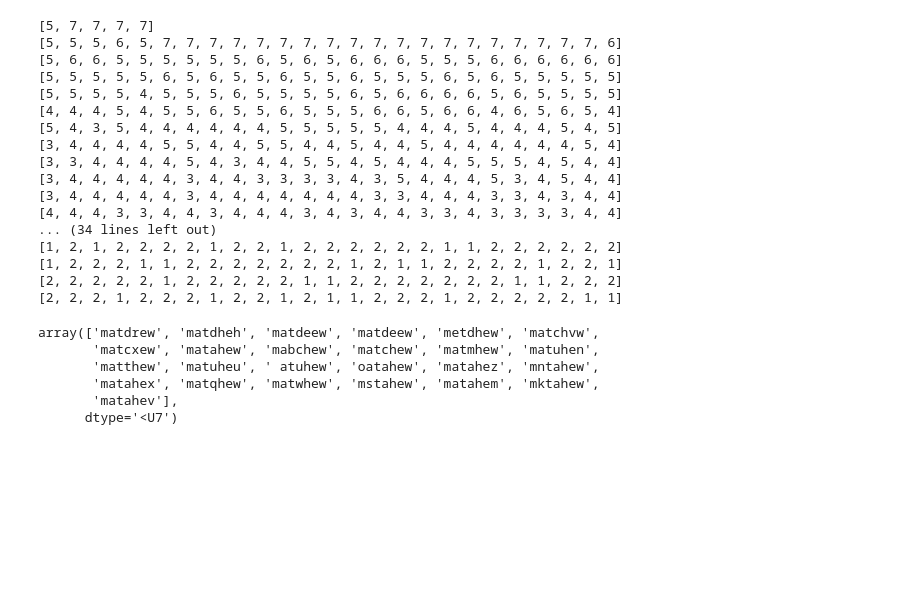
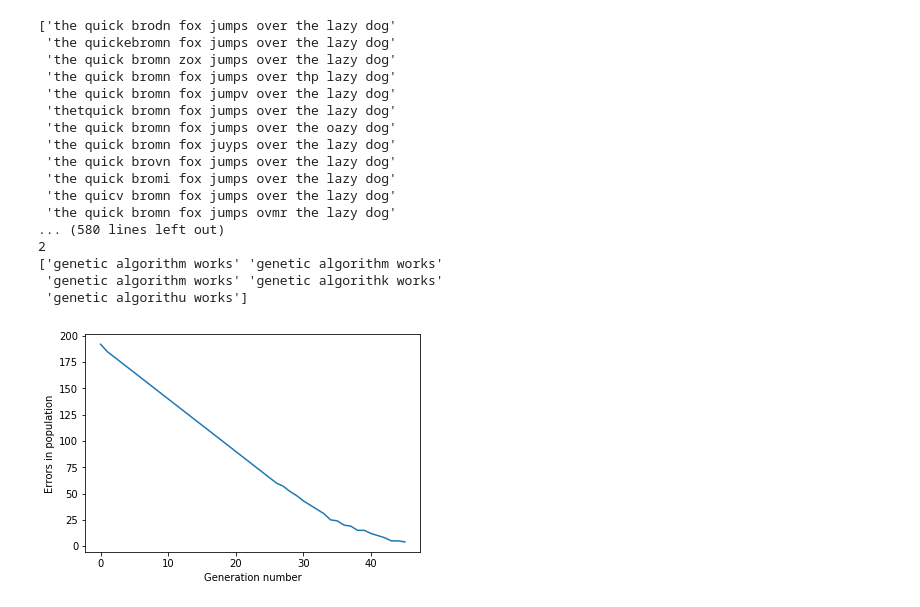
Before and after one commit to mattroz/ml-sandbox, a Jupyter notebook: evolutionary_algorithms/shakespeare_string.ipynb, the cells around one changed output. Saved outputs shown, nothing was run; the diff lists cells and outputs as text; code cells hidden in the pictures; blank space fills up the shorter version.

Commit message:
Successfully tested genetic algorithm, works fine

```diff
--- a/evolutionary_algorithms/shakespeare_string.ipynb
+++ b/evolutionary_algorithms/shakespeare_string.ipynb
@@ -34,16 +35,18 @@ def selection(population, reference_sample, population_size=5):
     assert population.size >= population_size, "Population size is less than default population size!"
     new_population = []
     fitness_values = []
+    errors_in_population = 0
     # Calculate fitness value for each sample
     for sample in population:
         fitness_values.append(fitness(sample, reference_sample))
     # Seach [population_size] best samples from the whole generation
-    print(fitness_values)
+    #print(fitness_values)
     for _ in range(population_size):
         best_sample_idx = np.argmin(fitness_values)
         new_population.append(population[best_sample_idx])
+        errors_in_population += fitness_values[best_sample_idx]
         fitness_values[best_sample_idx] = inf
-    return np.array(new_population)
+    return np.array(new_population), errors_in_population
 # %%
 '''
 Mutation operator: takes whole population and apllies mutations
@@ -68,38 +71,44 @@ def mutation(population, mutations_number=5, p=1):
             offspring_population.append(offspring)
     return np.array(offspring_population)
 # %%
+# EVOLUTION !!1
 generation_counter = 0
-ref = "matthew"
+errors = []
+ref = "genetic algorithm works"
 pop_size = 5
-population = np.array([generate_random_string(len(ref)) for _ in range(pop_size)])
-while ref not in population:
-    survivors = selection(population, ref, population_size=pop_size)
-    population = mutation(survivors)
+survivors = np.array([generate_random_string(len(ref)) for _ in range(pop_size)])
+print(population)
+#while ref not in population:
+error = inf
+while ref not in survivors:#error > 5:
+    population = mutation(survivors, mutations_number=100)
     generation_counter += 1
+    survivors, error = selection(population, ref, population_size=pop_size)
+    print(error)
+    errors.append(error)
+    print(survivors)
 # %% [output]
-[5, 7, 7, 7, 7]
-[5, 5, 5, 6, 5, 7, 7, 7, 7, 7, 7, 7, 7, 7, 7, 7, 7, 7, 7, 7, 7, 7, 7, 7, 6]
-[5, 6, 6, 5, 5, 5, 5, 5, 5, 6, 5, 6, 5, 6, 6, 6, 5, 5, 5, 6, 6, 6, 6, 6, 6]
-[5, 5, 5, 5, 5, 6, 5, 6, 5, 5, 6, 5, 5, 6, 5, 5, 5, 6, 5, 6, 5, 5, 5, 5, 5]
-[5, 5, 5, 5, 4, 5, 5, 5, 6, 5, 5, 5, 5, 6, 5, 6, 6, 6, 6, 5, 6, 5, 5, 5, 5]
-[4, 4, 4, 5, 4, 5, 5, 6, 5, 5, 6, 5, 5, 5, 6, 6, 5, 6, 6, 4, 6, 5, 6, 5, 4]
-[5, 4, 3, 5, 4, 4, 4, 4, 4, 4, 5, 5, 5, 5, 5, 4, 4, 4, 5, 4, 4, 4, 5, 4, 5]
-[3, 4, 4, 4, 4, 5, 5, 4, 4, 5, 5, 4, 4, 5, 4, 4, 5, 4, 4, 4, 4, 4, 4, 5, 4]
-[3, 3, 4, 4, 4, 4, 5, 4, 3, 4, 4, 5, 5, 4, 5, 4, 4, 4, 5, 5, 5, 4, 5, 4, 4]
-[3, 4, 4, 4, 4, 4, 3, 4, 4, 3, 3, 3, 3, 4, 3, 5, 4, 4, 4, 5, 3, 4, 5, 4, 4]
-[3, 4, 4, 4, 4, 4, 3, 4, 4, 4, 4, 4, 4, 4, 3, 3, 4, 4, 4, 3, 3, 4, 3, 4, 4]
-[4, 4, 4, 3, 3, 4, 4, 3, 4, 4, 4, 3, 4, 3, 4, 4, 3, 3, 4, 3, 3, 3, 3, 4, 4]
-... (34 lines left out)
-[1, 2, 1, 2, 2, 2, 2, 1, 2, 2, 1, 2, 2, 2, 2, 2, 2, 1, 1, 2, 2, 2, 2, 2, 2]
-[1, 2, 2, 2, 1, 1, 2, 2, 2, 2, 2, 2, 2, 1, 2, 1, 1, 2, 2, 2, 2, 1, 2, 2, 1]
-[2, 2, 2, 2, 2, 1, 2, 2, 2, 2, 2, 1, 1, 2, 2, 2, 2, 2, 2, 2, 1, 1, 2, 2, 2]
-[2, 2, 2, 1, 2, 2, 2, 1, 2, 2, 1, 2, 1, 1, 2, 2, 2, 1, 2, 2, 2, 2, 2, 1, 1]
+['the quick brodn fox jumps over the lazy dog'
+ 'the quickebromn fox jumps over the lazy dog'
+ 'the quick bromn zox jumps over the lazy dog'
+ 'the quick bromn fox jumps over thp lazy dog'
+ 'the quick bromn fox jumpv over the lazy dog'
+ 'thetquick bromn fox jumps over the lazy dog'
+ 'the quick bromn fox jumps over the oazy dog'
+ 'the quick bromn fox juyps over the lazy dog'
+ 'the quick brovn fox jumps over the lazy dog'
+ 'the quick bromi fox jumps over the lazy dog'
+ 'the quicv bromn fox jumps over the lazy dog'
+ 'the quick bromn fox jumps ovmr the lazy dog'
+... (580 lines left out)
+2
+['genetic algorithm works' 'genetic algorithm works'
+ 'genetic algorithm works' 'genetic algorithk works'
+ 'genetic algorithu works']
-# %%
-population
-# %% [output]
-array(['matdrew', 'matdheh', 'matdeew', 'matdeew', 'metdhew', 'matchvw',
-       'matcxew', 'matahew', 'mabchew', 'matchew', 'matmhew', 'matuhen',
-       'matthew', 'matuheu', ' atuhew', 'oatahew', 'matahez', 'mntahew',
-       'matahex', 'matqhew', 'matwhew', 'mstahew', 'matahem', 'mktahew',
-       'matahev'],
-      dtype='<U7')
+# %%
+plt.plot(range(generation_counter), errors)
+plt.ylabel('Errors in population')
+plt.xlabel('Generation number')
+plt.show()
+# %% [output]
+[figure, added]
```
Also changed, not shown: parts of 1 cell of this notebook.
